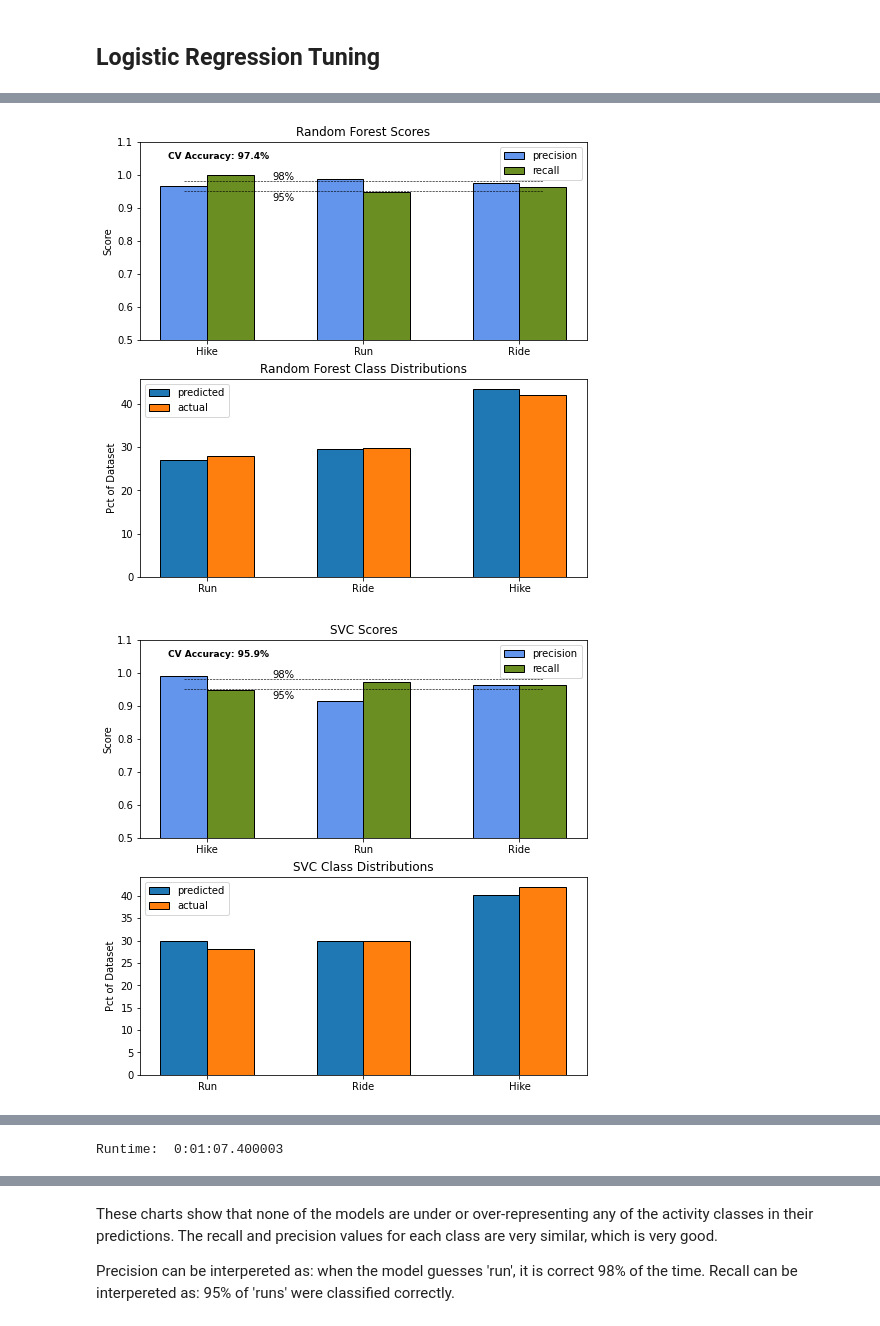
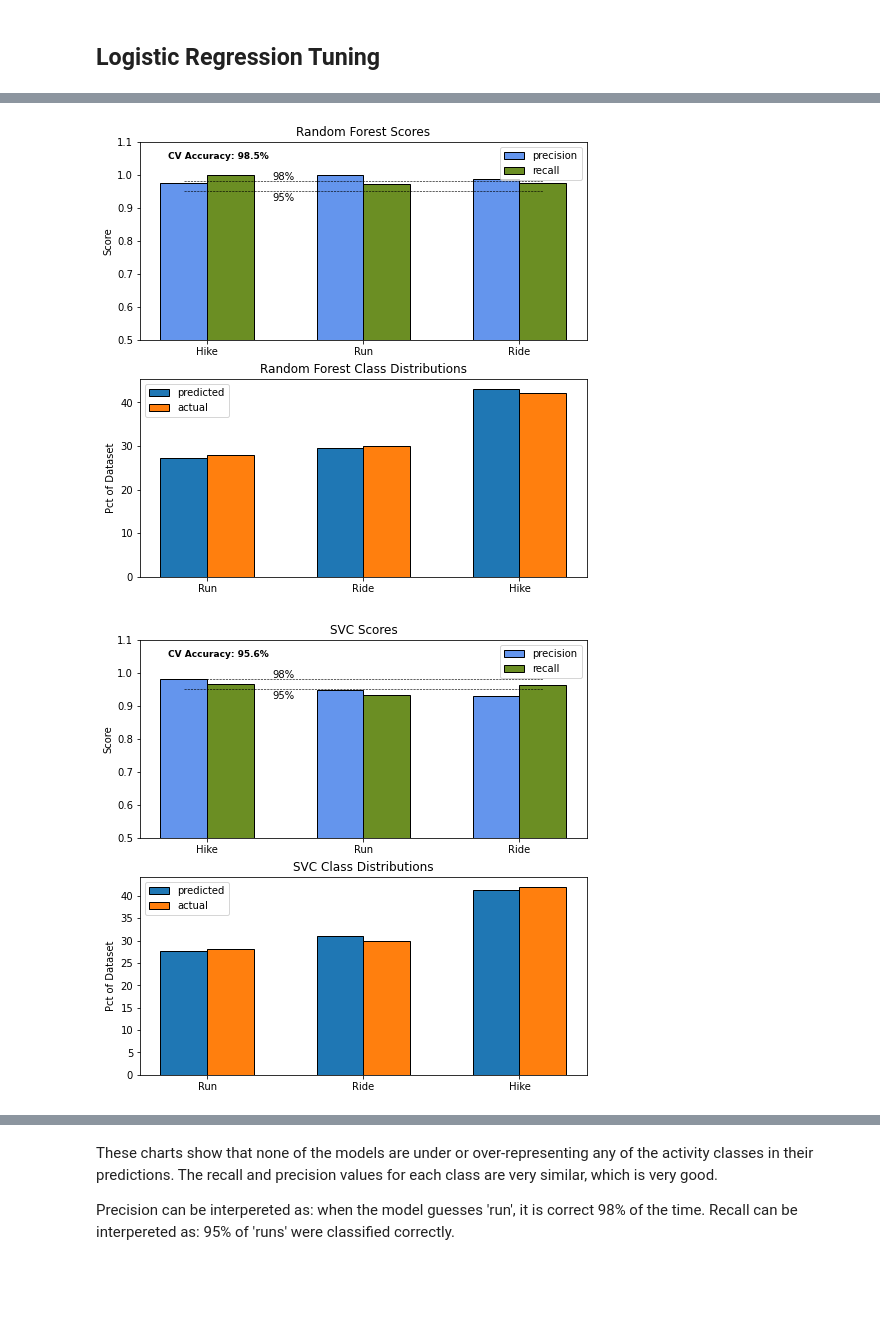
Before and after one commit to bimewok/Strava-Classifier, a Jupyter notebook: Strava_Activity_Classifier.ipynb, the cells around one changed output, grey strips where cells are left out. Saved outputs shown, nothing was run; the diff lists cells and outputs as text; code cells hidden in the pictures; blank space fills up the shorter version.

```diff
--- a/Strava_Activity_Classifier.ipynb
+++ b/Strava_Activity_Classifier.ipynb
@@ -764,18 +778,18 @@ Accuracy: 0.93 {'C': 10.52, 'fit_intercept': True, 'penalty': 'l1', 'solver': 'l
 begin_time = datetime.now()
 
 # I manually averaged the best hyperperameters from the best 3 performing models for each hyperparameter search:
-mlp_params = {'activation': 'logistic', 'alpha': 0.1852, 'hidden_layer_sizes': (100, 100, 100), 'max_iter': 1000, 'solver': 'lbfgs', 'tol': 0.0001}
-rf_params = {'max_depth': 30, 'min_samples_leaf': 1, 'min_samples_split': 8, 'n_estimators': 200}
-xg_params = {'max_depth': 37, 'lambda': 1.67, 'gamma': 1, 'eta': 0.3, 'booster': 'dart', 'alpha': 0.8, 'merror': 'mlogloss'}
-svc_params = {'C': 1.222, 'coef0': 4, 'decision_function_shape': 'ovo', 'degree': 2, 'gamma': 'scale', 'kernel': 'linear', 'shrinking': False, 'probability': True}
-lr_params = {'C': 10.52, 'fit_intercept': True, 'penalty': 'l1', 'solver': 'liblinear'}
+mlp_params = {'activation': 'logistic', 'alpha': 0.074, 'hidden_layer_sizes': (100, 50), 'max_iter': 1000, 'solver': 'lbfgs', 'tol': 0.0001}
+rf_params = {'max_depth': 21, 'min_samples_leaf': 3, 'min_samples_split': 8, 'n_estimators': 50}
+xg_params = {'max_depth': 15, 'lambda': 3, 'gamma': 0.01, 'eta': 0.3, 'booster': 'dart', 'alpha': 0.9, 'merror': 'mlogloss'}
+svc_params = {'C': 1.89, 'coef0': 4, 'decision_function_shape': 'ovo', 'degree': 1, 'gamma': 'scale', 'kernel': 'linear', 'shrinking': False, 'probability': True}
+lr_params = {'C': 19.85, 'fit_intercept': True, 'penalty': 'l1', 'solver': 'liblinear'}
 
 def compare_tuned_models(x_train, y_train, mlp_params, rf_params, xg_params, svc_params, lr_params):
 
     models = {'MLP': MLPClassifier(**mlp_params), 'Random Forest': RandomForestClassifier(**rf_params), 'SVC': SVC(**svc_params), 'XG Boost': XGBClassifier(**xg_params), 'LR': LogisticRegression(**lr_params)}
     results = pd.DataFrame(columns=['Classifier', 'Scores'])
     cv = RepeatedStratifiedKFold(n_splits=5, n_repeats=5, random_state=42)
-    # for each model, fit it and output some graphs to see how the model is performing more specifically
+    # for each model, fit it and output some graphs to see how the model is performing more on all parts of the dataset
     for key, value in models.items():
         model_pipe = Pipeline(steps=[('scaler', StandardScaler()), (key, value)])
         y_pred = cross_val_predict(model_pipe, x_train, y_train, cv=5)
@@ -858,2 +872,2 @@ print('Runtime: ', datetime.now() - begin_time)
-[figure, old version]
+[figure, new version]
-[figure, old version]
+[figure, new version]
@@ -862 +892,0 @@ print('Runtime: ', datetime.now() - begin_time)
-Runtime:  0:01:07.400003
```
Also changed, not shown: parts of 25 cells of this notebook.
